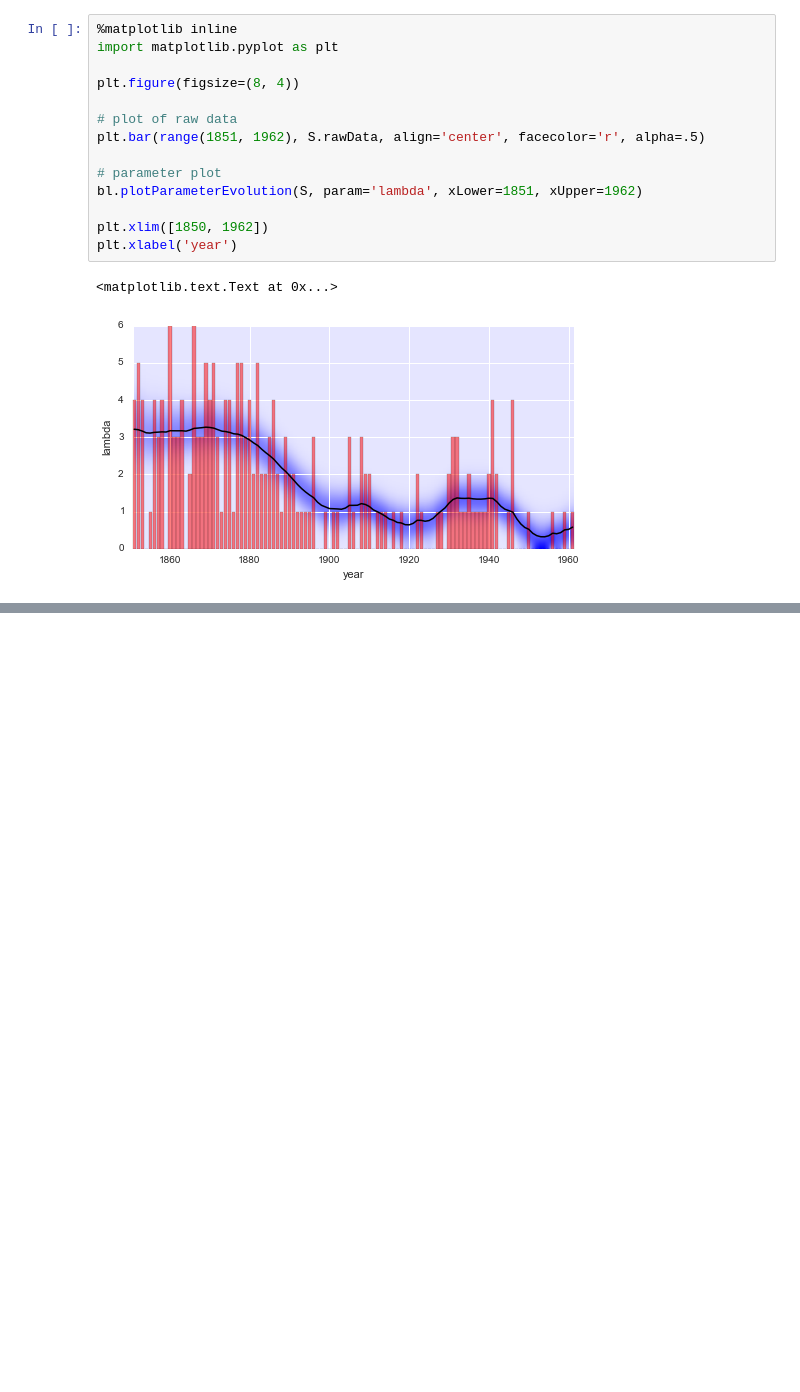
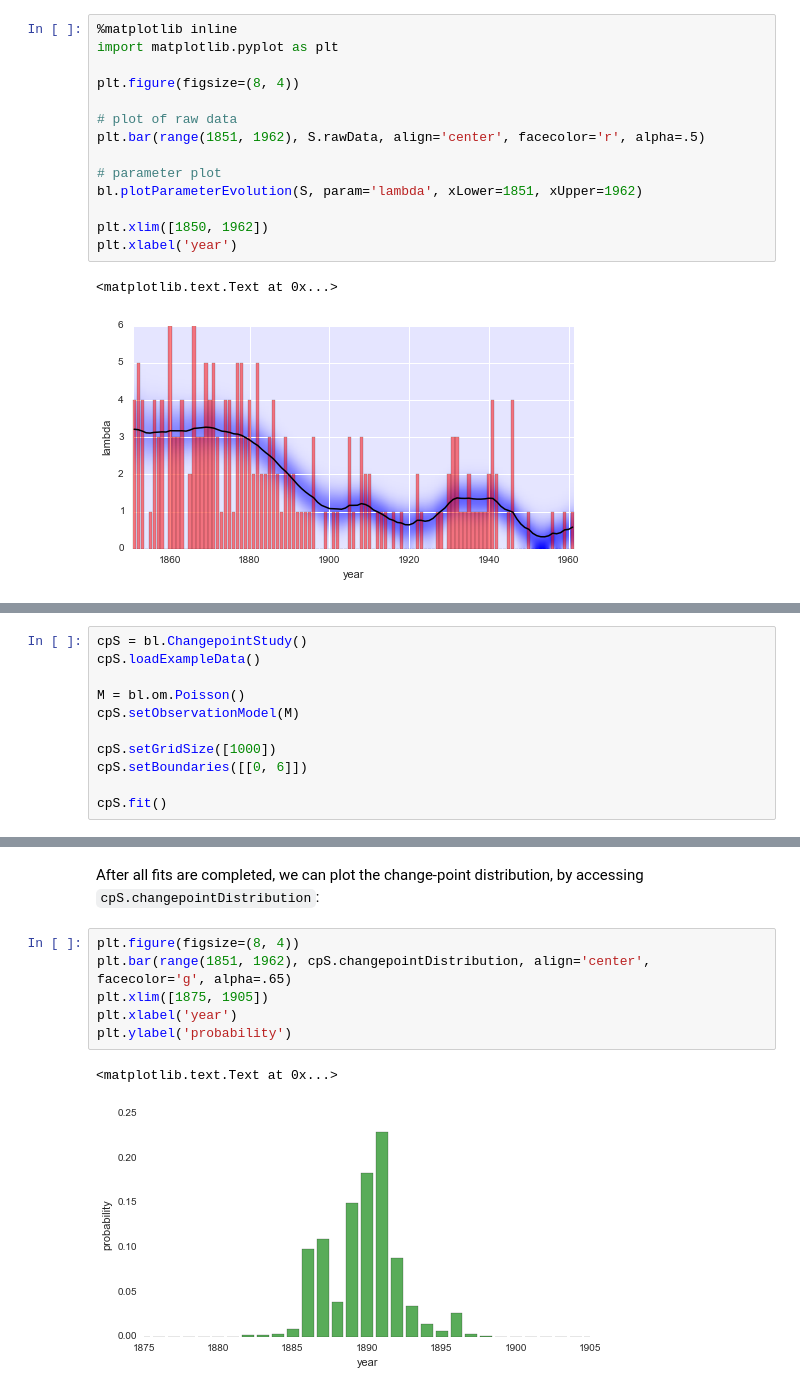
Before and after one commit to christophmark/bayesloop, a Jupyter notebook: docs/bayesloop_tutorial.ipynb, the cells around one changed output, grey strips where cells are left out. Drawn from its saved outputs; the diff is of its cells as text; blank space fills up the shorter version.

```diff
--- a/docs/bayesloop_tutorial.ipynb
+++ b/docs/bayesloop_tutorial.ipynb
@@ -151,0 +228,11 @@ From this first analysis, we may conclude that before $1880$, an average of $\ap
+# %%
+cpS = bl.ChangepointStudy()
+cpS.loadExampleData()
+
+M = bl.om.Poisson()
+cpS.setObservationModel(M)
+
+cpS.setGridSize([1000])
+cpS.setBoundaries([[0, 6]])
+
+cpS.fit()
@@ -151,0 +257,11 @@ From this first analysis, we may conclude that before $1880$, an average of $\ap
+# %% [markdown]
+After all fits are completed, we can plot the change-point distribution, by accessing `cpS.changepointDistribution`:
+# %%
+plt.figure(figsize=(8, 4))
+plt.bar(range(1851, 1962), cpS.changepointDistribution, align='center', facecolor='g', alpha=.65)
+plt.xlim([1875, 1905])
+plt.xlabel('year')
+plt.ylabel('probability')
+# %% [output]
+<matplotlib.text.Text at 0x...>
+[figure, added]
```
Also changed, not shown: parts of 19 cells of this notebook.
